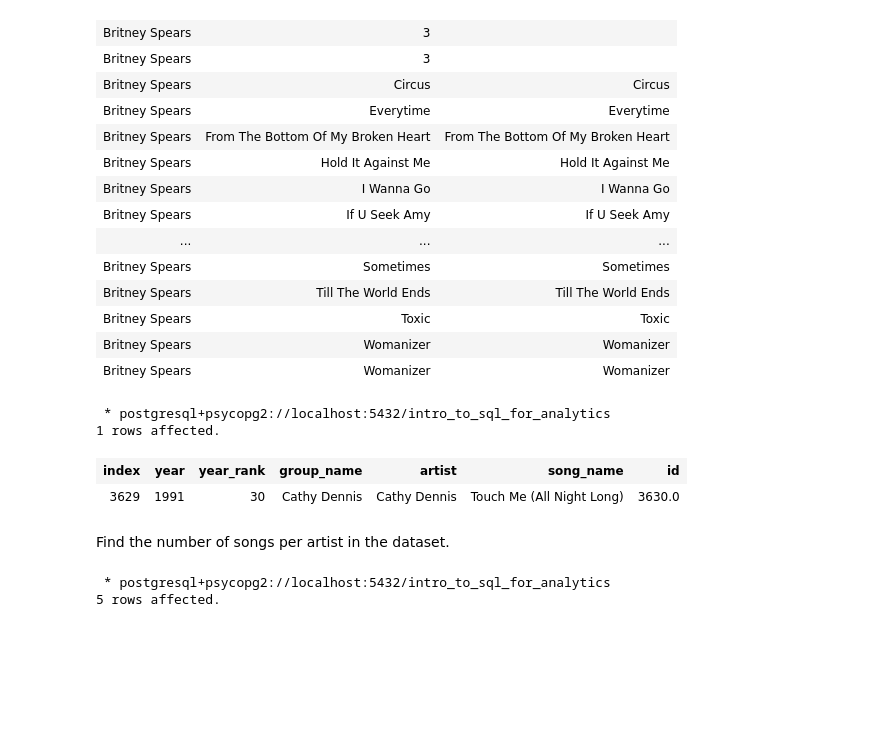
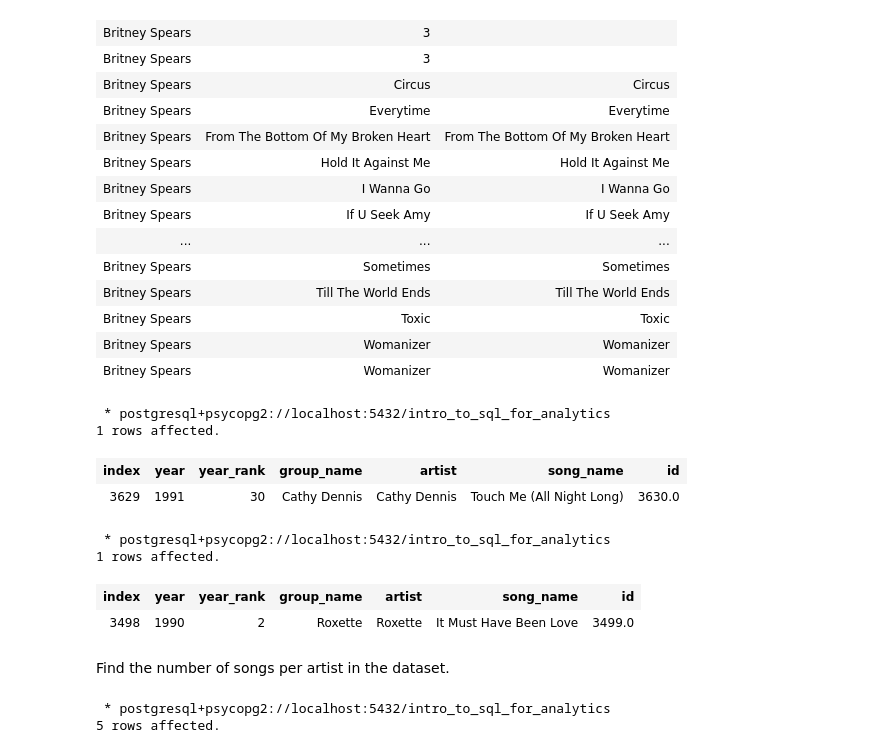
Before and after one commit to olikelly00/sql-for-data-engineering, a Jupyter notebook: sql_bites.ipynb, the cells around one changed output. Drawn from its saved outputs; the diff is of its cells as text; code cells hidden in the pictures; blank space fills up the shorter version.

```diff
--- a/sql_bites.ipynb
+++ b/sql_bites.ipynb
@@ -417,6 +414,18 @@ LIMIT 1
 1 rows affected.
 | index | year | year_rank | group_name | artist | song_name | id |
 | 3629 | 1991 | 30 | Cathy Dennis | Cathy Dennis | Touch Me (All Night Long) | 3630.0 |
+# %%
+%%sql
+
+SELECT * FROM billboard_top_100_year_end
+WHERE (song_name LIKE '%love%' OR song_name LIKE '%Love%')
+AND year BETWEEN 1990 AND 2000
+LIMIT 1
+# %% [output]
+ * postgresql+psycopg2://localhost:5432/intro_to_sql_for_analytics
+1 rows affected.
+| index | year | year_rank | group_name | artist | song_name | id |
+| 3498 | 1990 | 2 | Roxette | Roxette | It Must Have Been Love | 3499.0 |
 # %% [markdown]
 Find the number of songs per artist in the dataset.
 # %%
```
Also changed, not shown: parts of 1 cell of this notebook.
